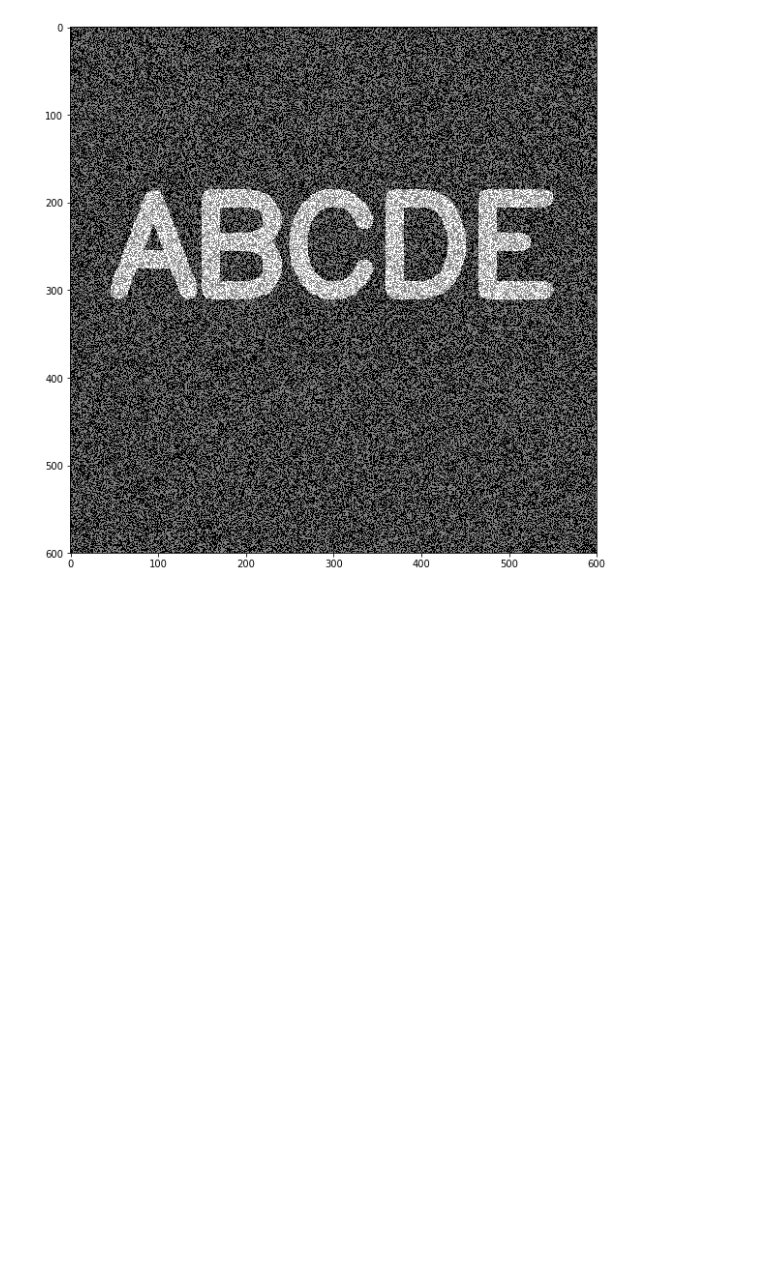
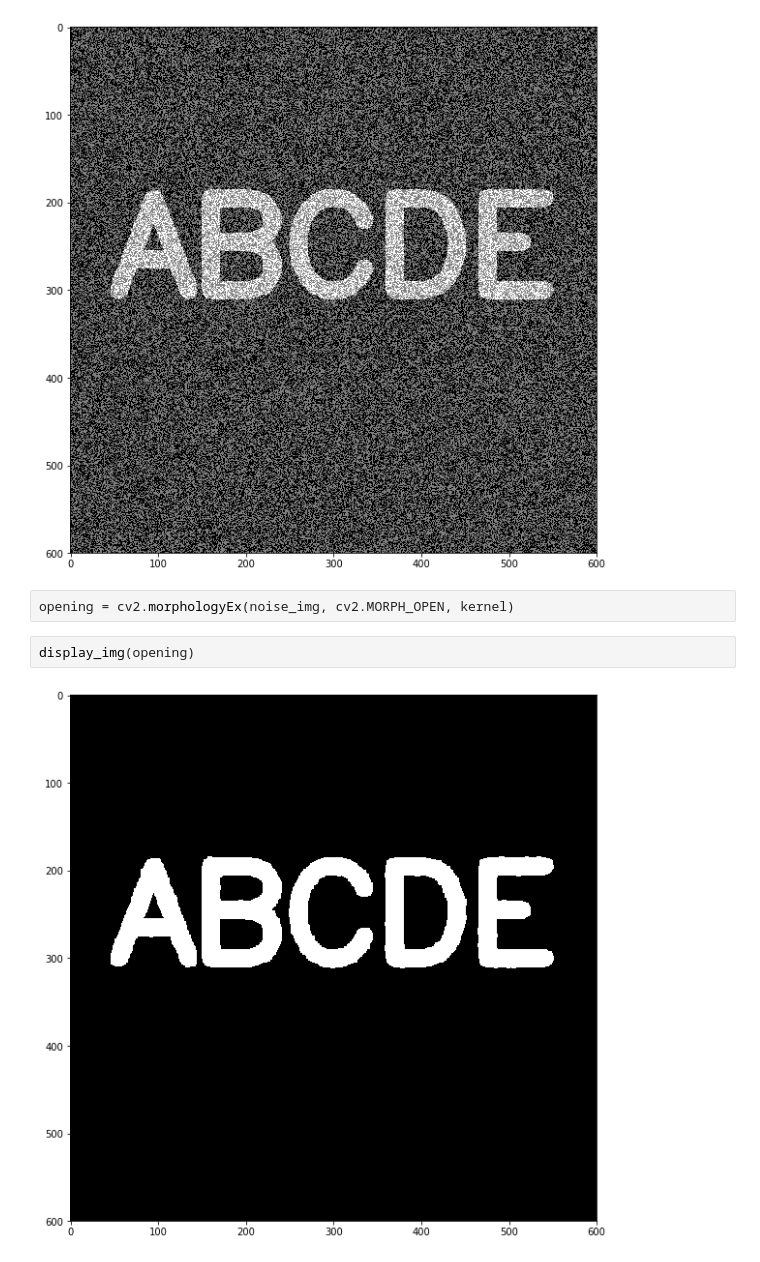
Before and after one commit to JeffLabonte/Computer_Vision_Course_Example, a Jupyter notebook: morphological_operators.ipynb, the cells around one changed output. Cells and saved outputs as stored; diff of their text form; blank space fills up the shorter version.

Commit message:
Handle black_noise

```diff
--- a/morphological_operators.ipynb
+++ b/morphological_operators.ipynb
@@ -51,3 +51,9 @@ noise_img = white_noise + img
 display_img(noise_img)
 # %% [output]
 [figure]
+# %%
+opening = cv2.morphologyEx(noise_img, cv2.MORPH_OPEN, kernel)
+# %%
+display_img(opening)
+# %% [output]
+[figure, added]
```
Also changed, not shown: parts of 7 cells of this notebook.
